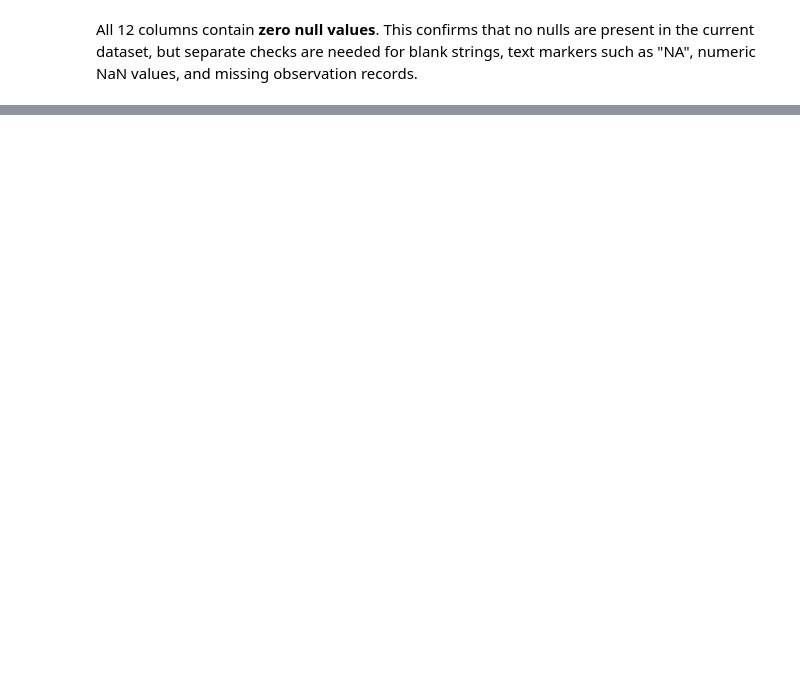
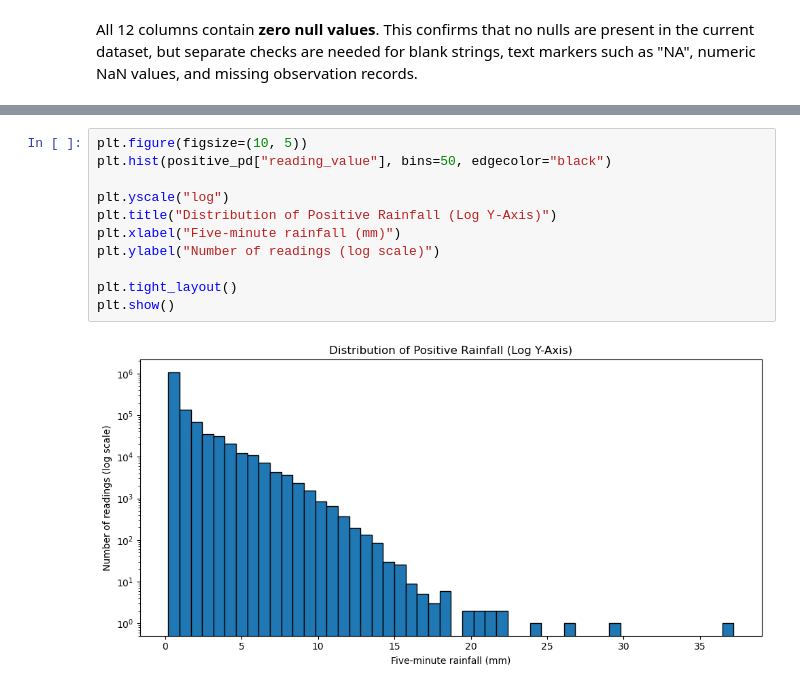
Before and after one commit to KohSiXing/DSA5208-Rainfall-Analysis, a Jupyter notebook: EDA/data_preparation.ipynb, the cells around one changed output, grey strips where cells are left out. Saved outputs shown, nothing was run; the diff lists cells and outputs as text; blank space fills up the shorter version.

```diff
--- a/EDA/data_preparation.ipynb
+++ b/EDA/data_preparation.ipynb
@@ -204,0 +274,13 @@ Save the type-converted dataset as Parquet and reload it for subsequent checks.
+# %%
+plt.figure(figsize=(10, 5))
+plt.hist(positive_pd["reading_value"], bins=50, edgecolor="black")
+
+plt.yscale("log")
+plt.title("Distribution of Positive Rainfall (Log Y-Axis)")
+plt.xlabel("Five-minute rainfall (mm)")
+plt.ylabel("Number of readings (log scale)")
+
+plt.tight_layout()
+plt.show()
+# %% [output]
+[figure, added]
```
Also changed, not shown: parts of 34 cells of this notebook, 1 other file.
